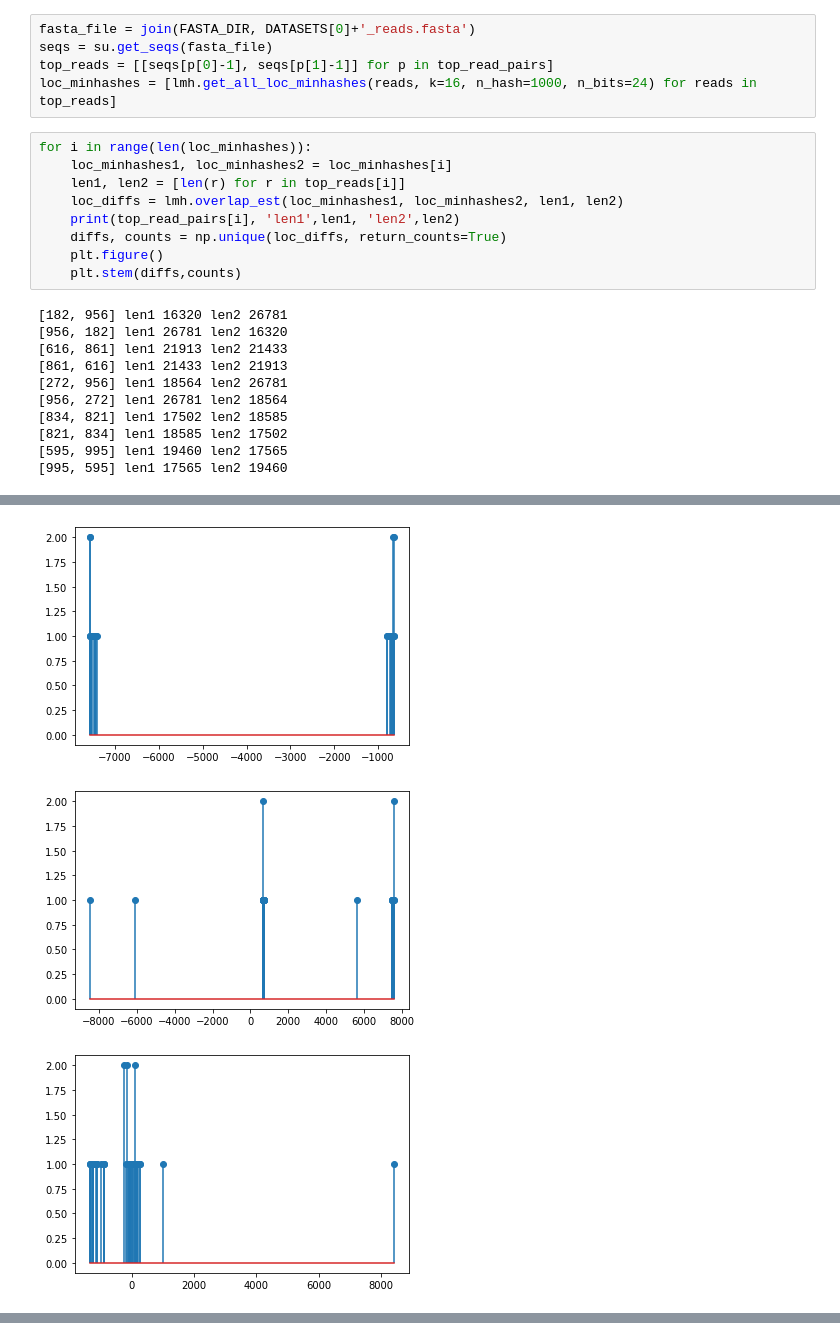
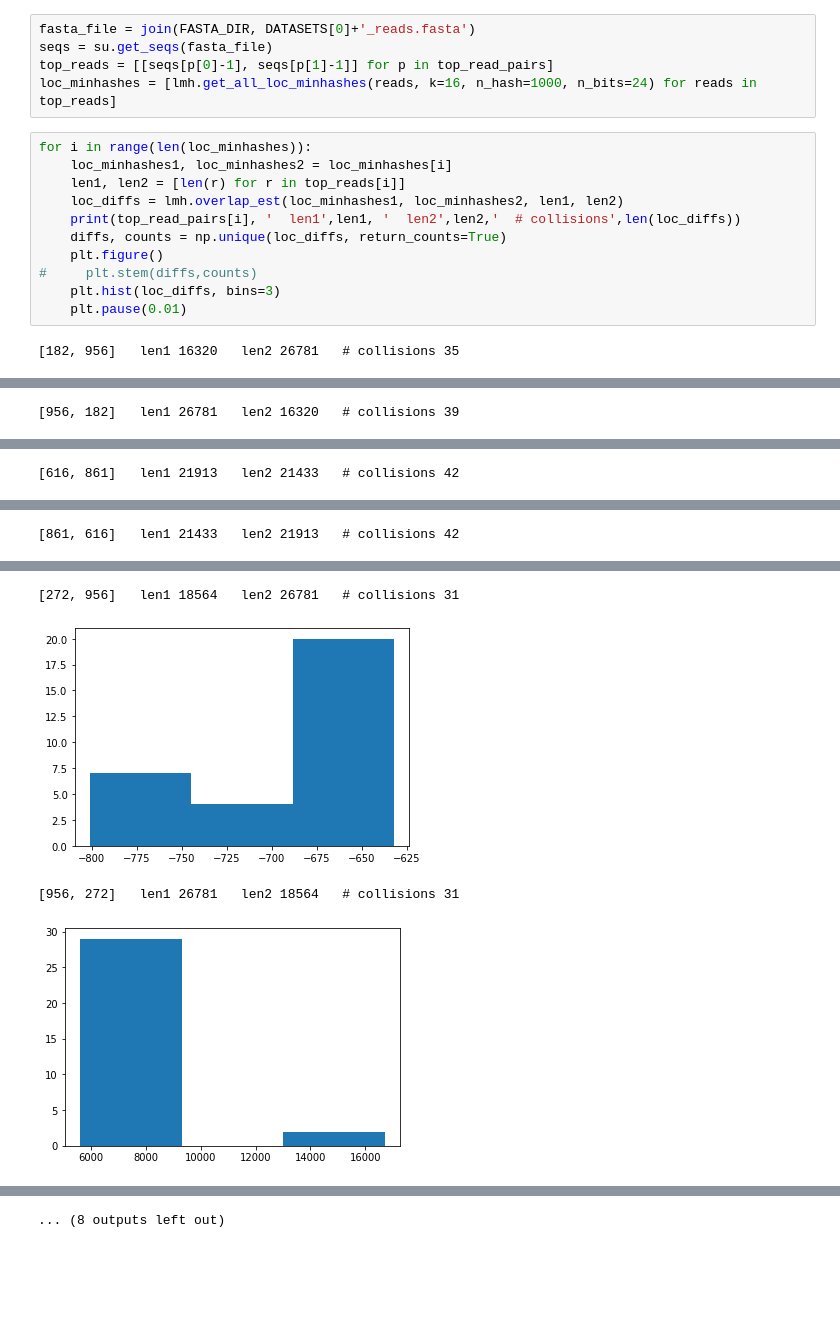
Before and after one commit to Adityanarayan96/SequenceAlignmentAndSketching, a Jupyter notebook: loc_minhash.ipynb, the cells around one changed output, grey strips where cells are left out. Drawn from its saved outputs; the diff is of its cells as text; blank space fills up the shorter version.

```diff
--- a/loc_minhash.ipynb
+++ b/loc_minhash.ipynb
@@ -75,18 +74,11 @@ for i in range(len(loc_minhashes)):
     loc_minhashes1, loc_minhashes2 = loc_minhashes[i]
     len1, len2 = [len(r) for r in top_reads[i]]
     loc_diffs = lmh.overlap_est(loc_minhashes1, loc_minhashes2, len1, len2)
-    print(top_read_pairs[i], 'len1',len1, 'len2',len2)
+    print(top_read_pairs[i], '  len1',len1, '  len2',len2,'  # collisions',len(loc_diffs))
     diffs, counts = np.unique(loc_diffs, return_counts=True)
     plt.figure()
-    plt.stem(diffs,counts)
+#     plt.stem(diffs,counts)
+    plt.hist(loc_diffs, bins=3)
+    plt.pause(0.01)
 # %% [output]
-[182, 956] len1 16320 len2 26781
-[956, 182] len1 26781 len2 16320
-[616, 861] len1 21913 len2 21433
-[861, 616] len1 21433 len2 21913
-[272, 956] len1 18564 len2 26781
-[956, 272] len1 26781 len2 18564
-[834, 821] len1 17502 len2 18585
-[821, 834] len1 18585 len2 17502
-[595, 995] len1 19460 len2 17565
-[995, 595] len1 17565 len2 19460
+[182, 956]   len1 16320   len2 26781   # collisions 35
@@ -93,0 +86 @@ for i in range(len(loc_minhashes)):
+[956, 182]   len1 26781   len2 16320   # collisions 39
@@ -94,0 +88 @@ for i in range(len(loc_minhashes)):
+[616, 861]   len1 21913   len2 21433   # collisions 42
@@ -95,0 +90 @@ for i in range(len(loc_minhashes)):
+[861, 616]   len1 21433   len2 21913   # collisions 42
@@ -97,3 +92,4 @@ for i in range(len(loc_minhashes)):
+[272, 956]   len1 18564   len2 26781   # collisions 31
-[figure, old version]
+[figure, new version]
+[956, 272]   len1 26781   len2 18564   # collisions 31
-[figure, old version]
+[figure, new version]
-[figure, removed]
@@ -102,0 +96 @@ for i in range(len(loc_minhashes)):
+... (8 outputs left out)
```
Also changed, not shown: parts of 5 cells of this notebook, 16 other files.
